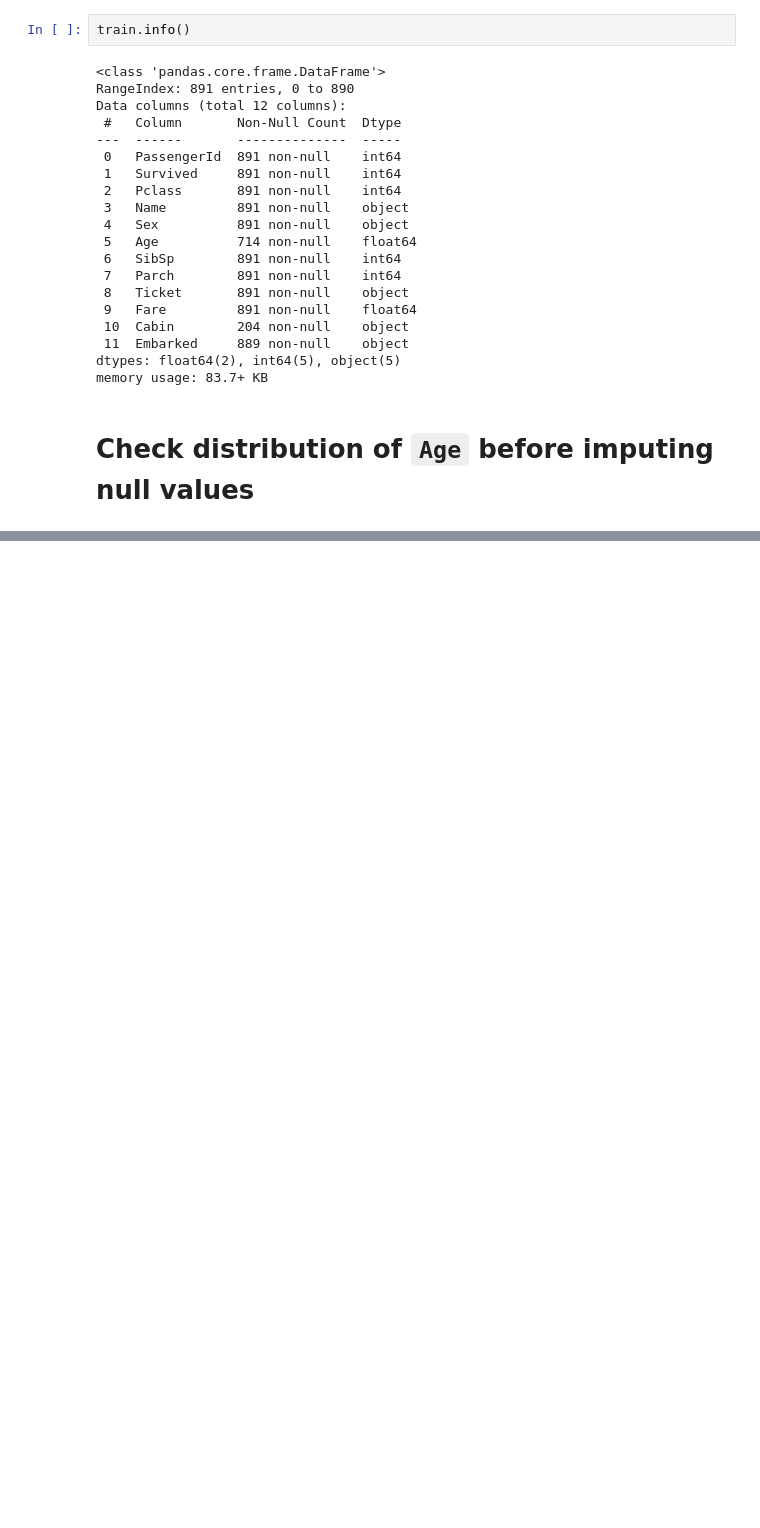
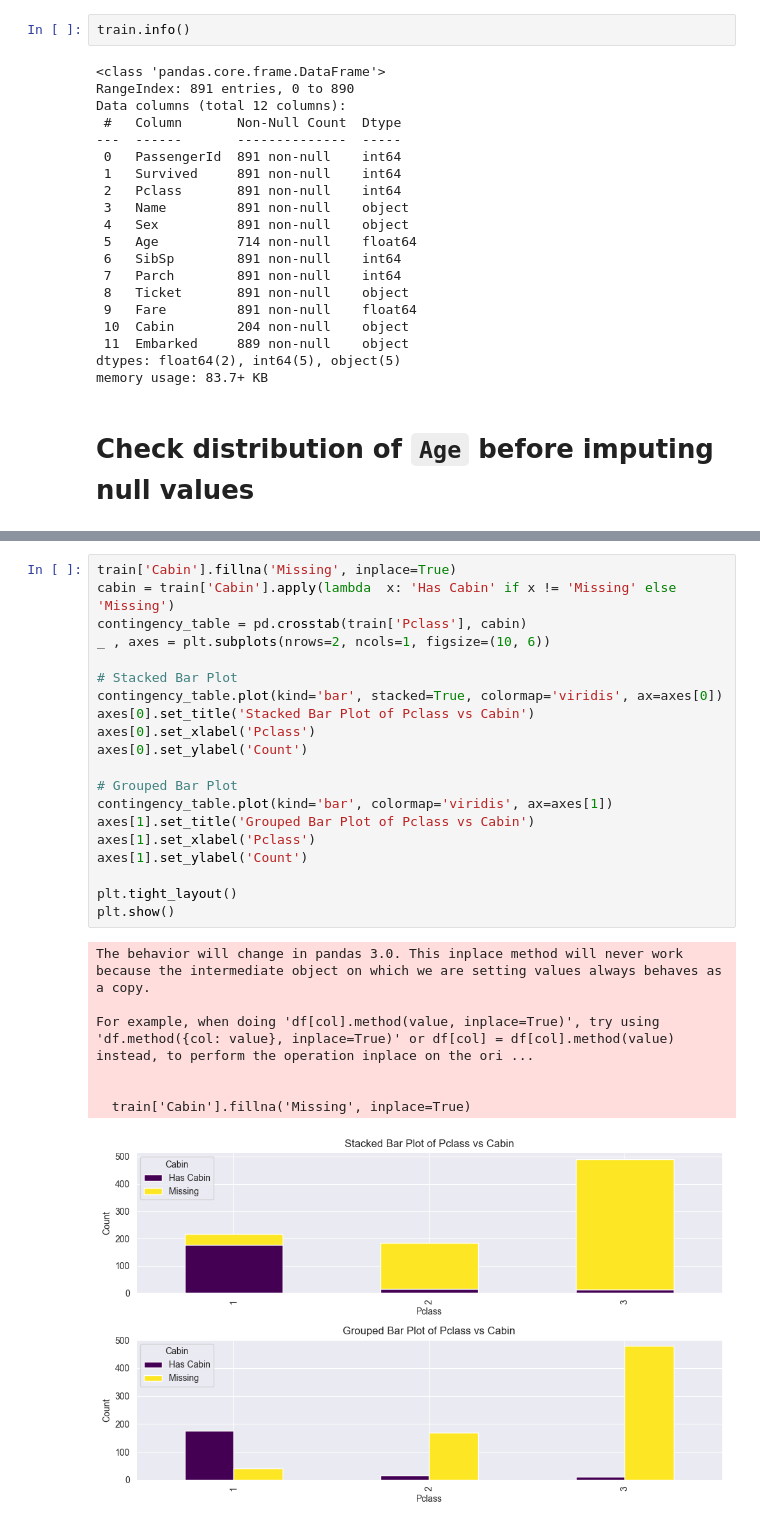
Before and after one commit to FeliksML/Titanic_GBoost, a Jupyter notebook: titanic.ipynb, the cells around one changed output, grey strips where cells are left out. Saved outputs shown, nothing was run; the diff lists cells and outputs as text; blank space fills up the shorter version.

```diff
--- a/titanic.ipynb
+++ b/titanic.ipynb
@@ -123,0 +159,28 @@ test['Age'] = pd.DataFrame(test_imputed_data, columns=["Age"]).astype(int)
+# %%
+train['Cabin'].fillna('Missing', inplace=True)
+cabin = train['Cabin'].apply(lambda  x: 'Has Cabin' if x != 'Missing' else 'Missing')
+contingency_table = pd.crosstab(train['Pclass'], cabin)
+_ , axes = plt.subplots(nrows=2, ncols=1, figsize=(10, 6))
+
+# Stacked Bar Plot
+contingency_table.plot(kind='bar', stacked=True, colormap='viridis', ax=axes[0])
+axes[0].set_title('Stacked Bar Plot of Pclass vs Cabin')
+axes[0].set_xlabel('Pclass')
+axes[0].set_ylabel('Count')
+
+# Grouped Bar Plot
+contingency_table.plot(kind='bar', colormap='viridis', ax=axes[1])
+axes[1].set_title('Grouped Bar Plot of Pclass vs Cabin')
+axes[1].set_xlabel('Pclass')
+axes[1].set_ylabel('Count')
+
+plt.tight_layout()
+plt.show()
+# %% [output]
+The behavior will change in pandas 3.0. This inplace method will never work because the intermediate object on which we are setting values always behaves as a copy.
+
+For example, when doing 'df[col].method(value, inplace=True)', try using 'df.method({col: value}, inplace=True)' or df[col] = df[col].method(value) instead, to perform the operation inplace on the ori ...
+
+
+  train['Cabin'].fillna('Missing', inplace=True)
+[figure, added]
```
Also changed, not shown: parts of 24 cells of this notebook, 1 other file.
